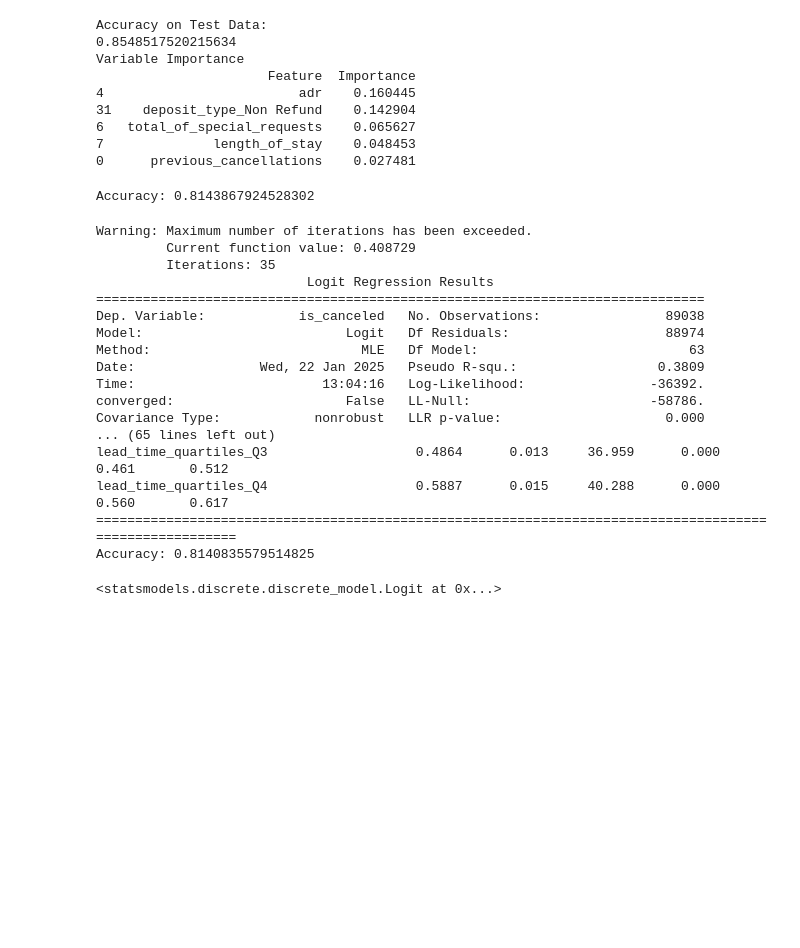
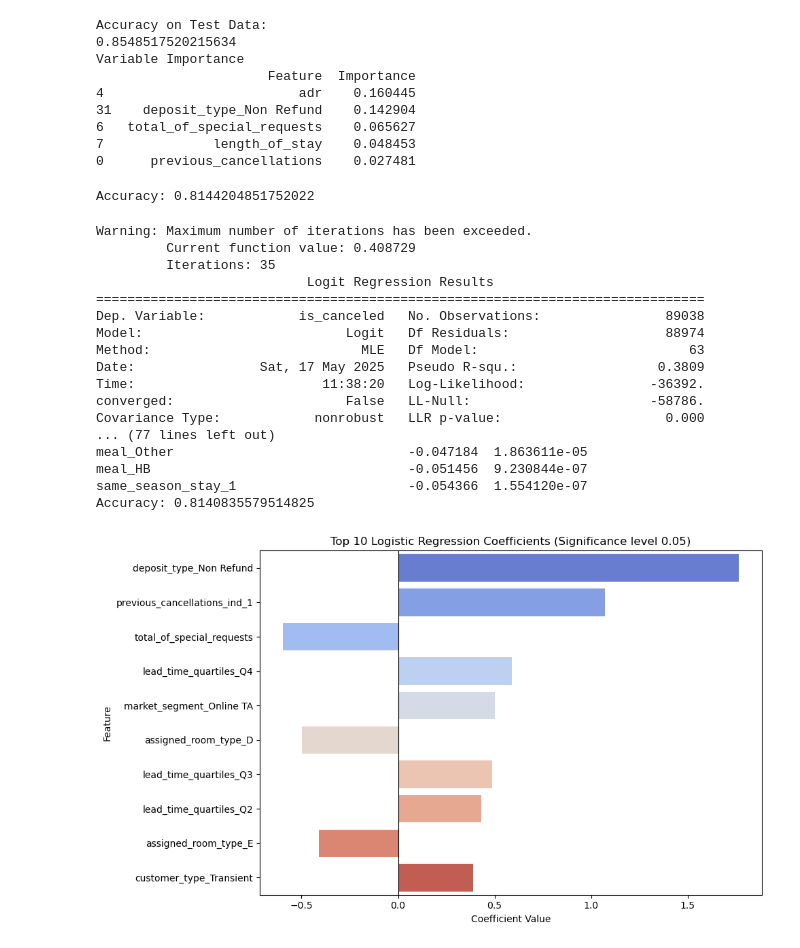
Before and after one commit to Alex-Liang01/HotelBookingCancellations, a Jupyter notebook: ML.ipynb, the cells around one changed output. Cells and saved outputs as stored; diff of their text form; code cells hidden in the pictures; blank space fills up the shorter version.

Commit message:
ML results and plots

```diff
--- a/ML.ipynb
+++ b/ML.ipynb
@@ -21,6 +24,6 @@ from xgboost import XGBClassifier
 # %%
 
-data=pd.read_csv("C:/Users/Alex/Desktop/HotelCancellations/CombinedCatsCleanedHotelBookings.csv")
+data=pd.read_csv("CombinedCatsCleanedHotelBookings.csv")
 # %%
 def converting_datatypes(data):
     #Converting features to appropriate datatypes
@@ -184,14 +187,25 @@ def lr(data):
     # Training model using statsmodels
     model = sm.Logit(y_train, X_train_scaled)
     result = model.fit()
+
     print(result.summary())
+
+    summary_df = pd.DataFrame({
+    'Coefficient': result.params,
+    'P-Value': result.pvalues
+    })
+
+    print("Top 10 Largest Coefficient Magnitudes of Statistically Signficant Features")
+    summary_df=summary_df[summary_df['P-Value']<=0.05]
+    summary_df = summary_df.sort_values(by='Coefficient', key=lambda x: x.abs())
+    print(summary_df.head(10))
 
     # Predicting and calculating accuracy
     y_pred = result.predict(X_test_scaled)
     y_pred = (y_pred > 0.5).astype(int)
     accuracy = accuracy_score(y_test, y_pred)
     print(f"Accuracy: {accuracy}")
-    return model
+    return result
 # %%
 def xg(data):
     X = data.drop(['is_canceled'], axis=1)
@@ -241,3 +255,24 @@ def xg(data):
     # Evaluate the model
     print("Accuracy on Test Data:")
     print(accuracy_score(y_test, xg_preds))
+# %%
+# Coefficent Magnitude plot of statistically significant features
+def lr_significance_plot(results):
+    summary_df = pd.DataFrame({
+        'Coefficient': results.params,
+        'P-Value': results.pvalues
+    }).drop('const')
+
+    significant_df = summary_df[summary_df['P-Value'] < 0.05]
+
+    sorted_df = significant_df.reindex(significant_df['Coefficient'].abs().sort_values(ascending=False).index)
+    sorted_df = sorted_df.head(10)
+
+    plt.figure(figsize=(10, 6))
+    sns.barplot(x=sorted_df['Coefficient'], y=sorted_df.index, palette='coolwarm')
+    plt.title(f"Top {10} Logistic Regression Coefficients (Significance level 0.05)")
+    plt.xlabel("Coefficient Value")
+    plt.ylabel("Feature")
+    plt.axvline(0, color='black', linewidth=0.8)
+    plt.tight_layout()
+    plt.show()
@@ -258,11 +311,11 @@ Variable Importance
 # %%
 logit(data)
 # %% [output]
-Accuracy: 0.8143867924528302
+Accuracy: 0.8144204851752022
 # %%
 import warnings
 warnings.filterwarnings("ignore")
-lr(data)
+lr_results=lr(data)
 # %% [output]
 Warning: Maximum number of iterations has been exceeded.
          Current function value: 0.408729
@@ -272,13 +325,16 @@ Warning: Maximum number of iterations has been exceeded.
 Dep. Variable:            is_canceled   No. Observations:                89038
 Model:                          Logit   Df Residuals:                    88974
 Method:                           MLE   Df Model:                           63
-Date:                Wed, 22 Jan 2025   Pseudo R-squ.:                  0.3809
-Time:                        13:04:16   Log-Likelihood:                -36392.
+Date:                Sat, 17 May 2025   Pseudo R-squ.:                  0.3809
+Time:                        11:38:20   Log-Likelihood:                -36392.
 converged:                      False   LL-Null:                       -58786.
 Covariance Type:            nonrobust   LLR p-value:                     0.000
-... (65 lines left out)
-lead_time_quartiles_Q3                   0.4864      0.013     36.959      0.000       0.461       0.512
-lead_time_quartiles_Q4                   0.5887      0.015     40.288      0.000       0.560       0.617
-========================================================================================================
+... (77 lines left out)
+meal_Other                              -0.047184  1.863611e-05
+meal_HB                                 -0.051456  9.230844e-07
+same_season_stay_1                      -0.054366  1.554120e-07
 Accuracy: 0.8140835579514825
-<statsmodels.discrete.discrete_model.Logit at 0x...>
+# %%
+lr_significance_plot(lr_results)
+# %% [output]
+[figure, added]
```
Also changed, not shown: parts of 4 cells of this notebook, 4 other files.
